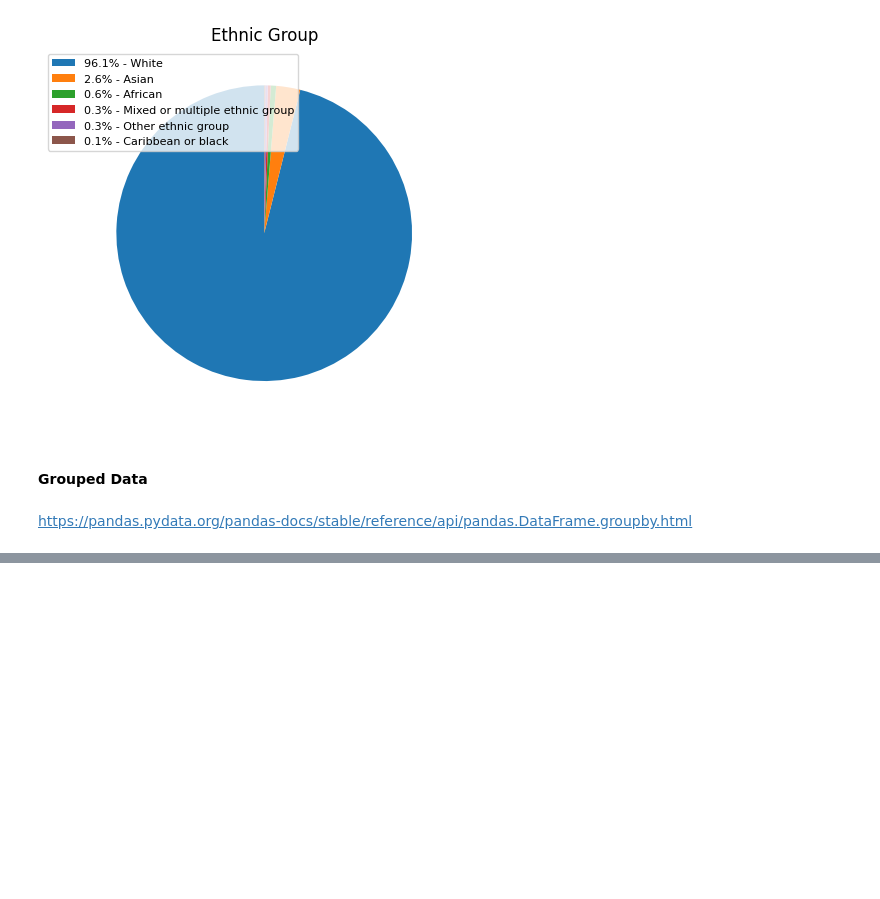
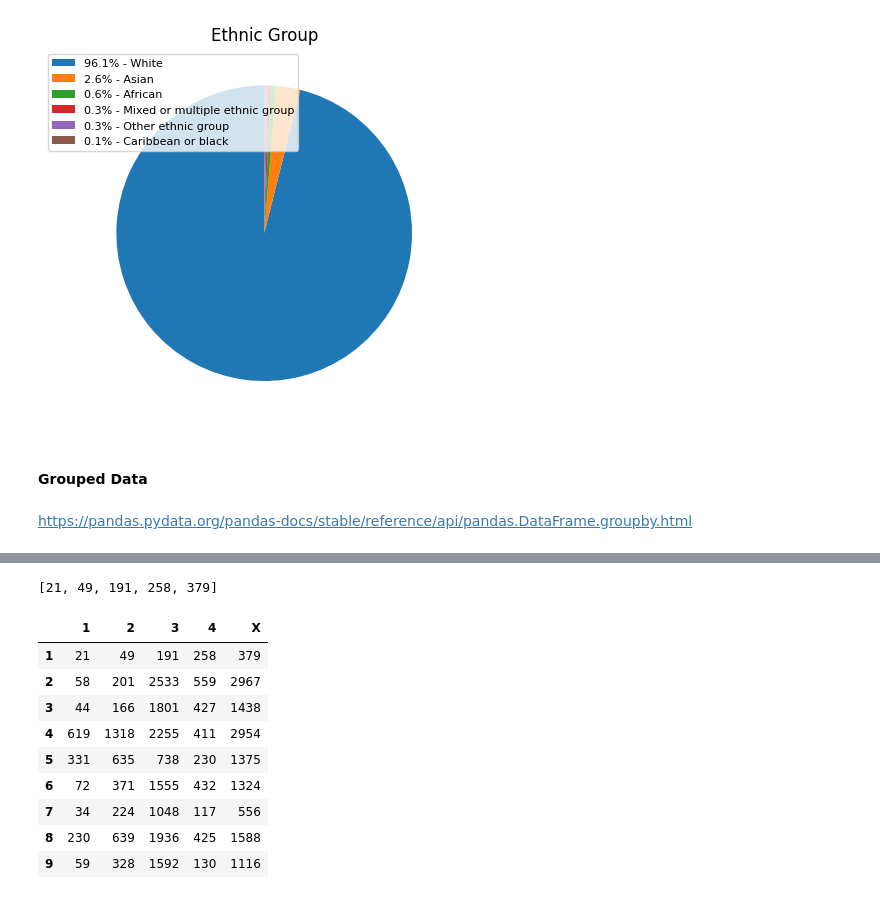
Before and after one commit to awesometillman/census, a Jupyter notebook: notebooks/notebook.ipynb, the cells around one changed output, grey strips where cells are left out. Drawn from its saved outputs; the diff is of its cells as text; code cells hidden in the pictures; blank space fills up the shorter version.

Commit message:
Added industry vs hours table

```diff
--- a/notebooks/notebook.ipynb
+++ b/notebooks/notebook.ipynb
@@ -243,3 +243,7 @@ pie_chart(chart_data, meanings_df, "Ethnic_Group")
 #### Grouped Data
 # %% [markdown]
 https://pandas.pydata.org/pandas-docs/stable/reference/api/pandas.DataFrame.groupby.html
+# %%
+grouped_df = df_data.groupby(["industry", "Hours_Worked_Per_Week"]).count()
+
+grouped_df["RESIDENCE_TYPE"]
@@ -245,0 +264,24 @@ https://pandas.pydata.org/pandas-docs/stable/reference/api/pandas.DataFrame.grou
+# %%
+grouped_df.loc["1"]["RESIDENCE_TYPE"].to_list()
+# %% [output]
+[21, 49, 191, 258, 379]
+# %%
+ind_vs_hr = pd.DataFrame(columns = ["1", "2", "3", "4", "X"])
+
+industries = ["1", "2", "3", "4", "5", "6", "7", "8", "9"]
+
+for ind in industries:
+    ind_vs_hr.loc[ind] = grouped_df.loc[ind]["RESIDENCE_TYPE"].to_list()
+
+ind_vs_hr
+# %% [output]
+|  | 1 | 2 | 3 | 4 | X |
+| 1 | 21 | 49 | 191 | 258 | 379 |
+| 2 | 58 | 201 | 2533 | 559 | 2967 |
+| 3 | 44 | 166 | 1801 | 427 | 1438 |
+| 4 | 619 | 1318 | 2255 | 411 | 2954 |
+| 5 | 331 | 635 | 738 | 230 | 1375 |
+| 6 | 72 | 371 | 1555 | 432 | 1324 |
+| 7 | 34 | 224 | 1048 | 117 | 556 |
+| 8 | 230 | 639 | 1936 | 425 | 1588 |
+| 9 | 59 | 328 | 1592 | 130 | 1116 |
```
Also changed, not shown: parts of 2 cells of this notebook.
